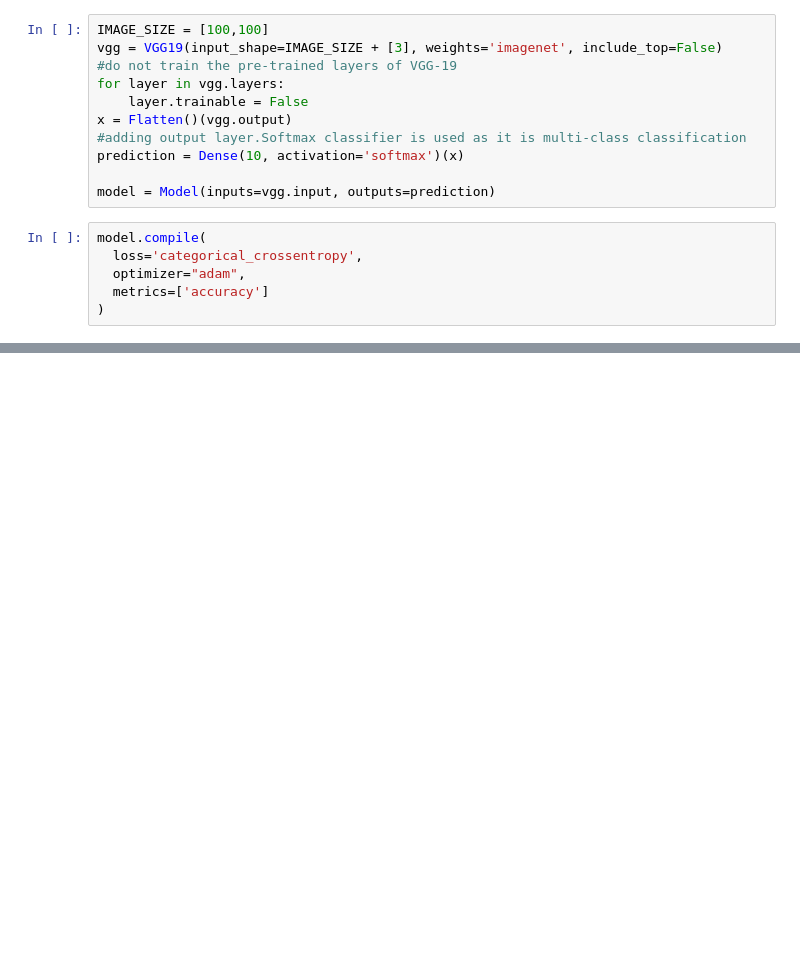
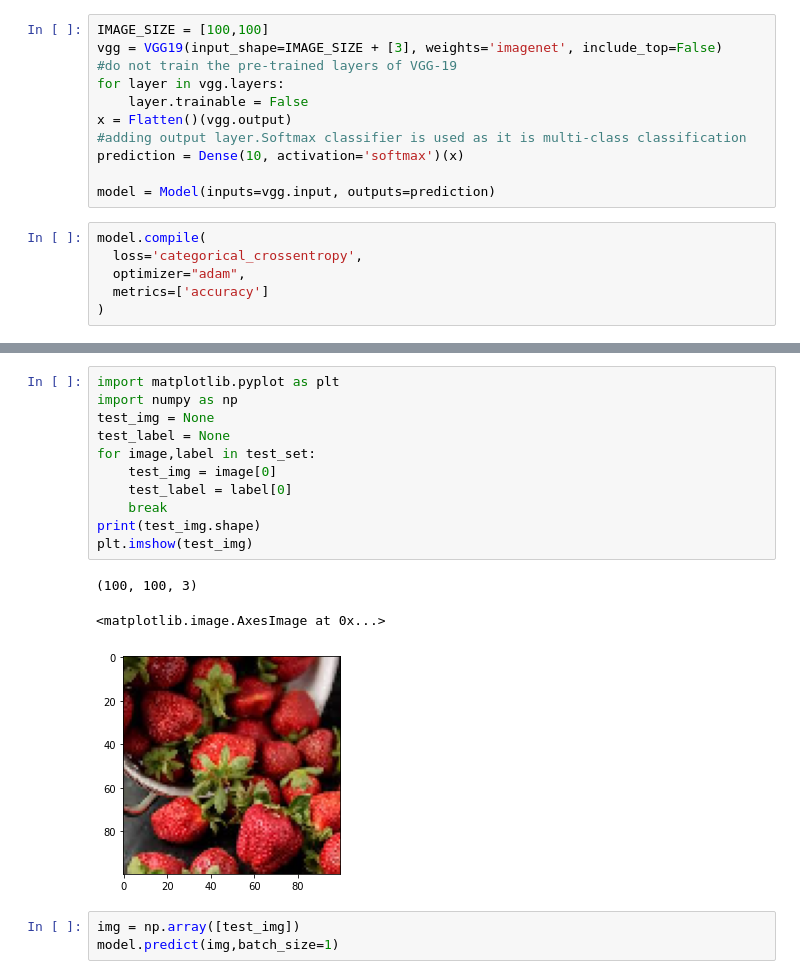
Before and after one commit to eiphyumoe155/test_files, a Jupyter notebook: ML flow/ml_test.ipynb, the cells around one changed output, grey strips where cells are left out. Drawn from its saved outputs; the diff is of its cells as text; blank space fills up the shorter version.

```diff
--- a/ML flow/ml_test.ipynb
+++ b/ML flow/ml_test.ipynb
@@ -106,0 +191,18 @@ print(test_accuracy)
+# %%
+import matplotlib.pyplot as plt
+import numpy as np
+test_img = None
+test_label = None
+for image,label in test_set:
+    test_img = image[0]
+    test_label = label[0]
+    break
+print(test_img.shape)
+plt.imshow(test_img)
+# %% [output]
+(100, 100, 3)
+<matplotlib.image.AxesImage at 0x...>
+[figure, added]
+# %%
+img = np.array([test_img])
+model.predict(img,batch_size=1)
```
Also changed, not shown: parts of 23 cells of this notebook.
